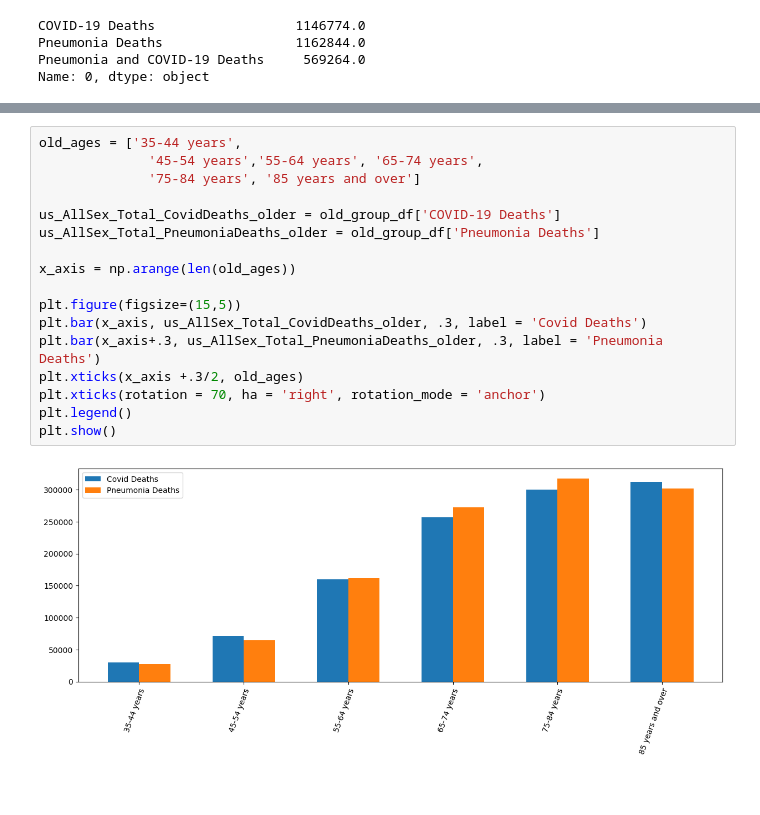
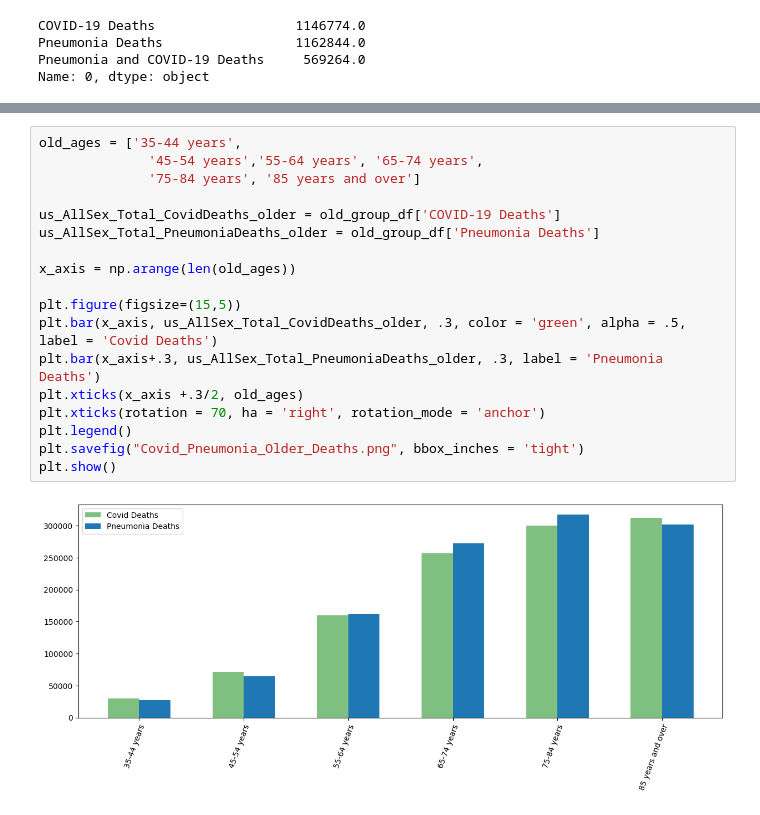
Before and after one commit to JTurk17/Team4_Project1, a Jupyter notebook: Cleaned_CovidDF_DiseaseComparisons.ipynb, the cells around one changed output, grey strips where cells are left out. Drawn from its saved outputs; the diff is of its cells as text.

```diff
--- a/Cleaned_CovidDF_DiseaseComparisons.ipynb
+++ b/Cleaned_CovidDF_DiseaseComparisons.ipynb
@@ -216,19 +197,20 @@ old_group_df
 # %%
 old_ages = ['35-44 years',
               '45-54 years','55-64 years', '65-74 years',
               '75-84 years', '85 years and over']
 
 us_AllSex_Total_CovidDeaths_older = old_group_df['COVID-19 Deaths']
 us_AllSex_Total_PneumoniaDeaths_older = old_group_df['Pneumonia Deaths']
 
 x_axis = np.arange(len(old_ages))
 
 plt.figure(figsize=(15,5))
-plt.bar(x_axis, us_AllSex_Total_CovidDeaths_older, .3, label = 'Covid Deaths')
+plt.bar(x_axis, us_AllSex_Total_CovidDeaths_older, .3, color = 'green', alpha = .5, label = 'Covid Deaths')
 plt.bar(x_axis+.3, us_AllSex_Total_PneumoniaDeaths_older, .3, label = 'Pneumonia Deaths')
 plt.xticks(x_axis +.3/2, old_ages)
 plt.xticks(rotation = 70, ha = 'right', rotation_mode = 'anchor')
 plt.legend()
+plt.savefig("Covid_Pneumonia_Older_Deaths.png", bbox_inches = 'tight')
 plt.show()
 # %% [output]
-[figure, old version]
+[figure, new version]
```
Also changed, not shown: parts of 4 cells of this notebook, 3 other files.
